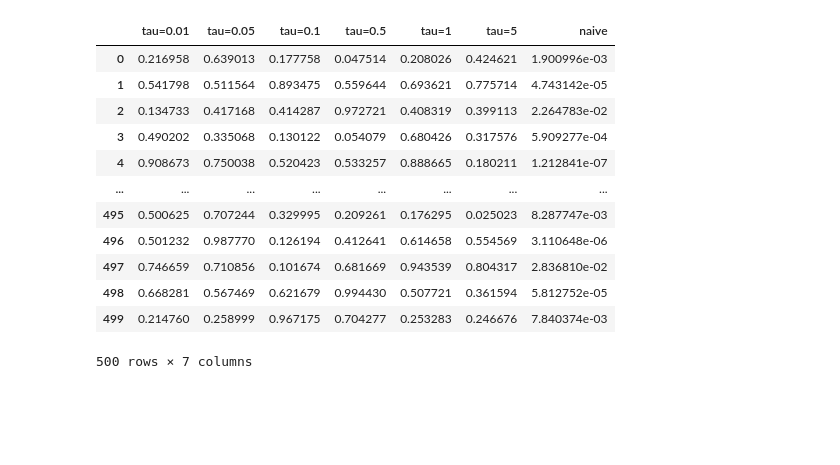
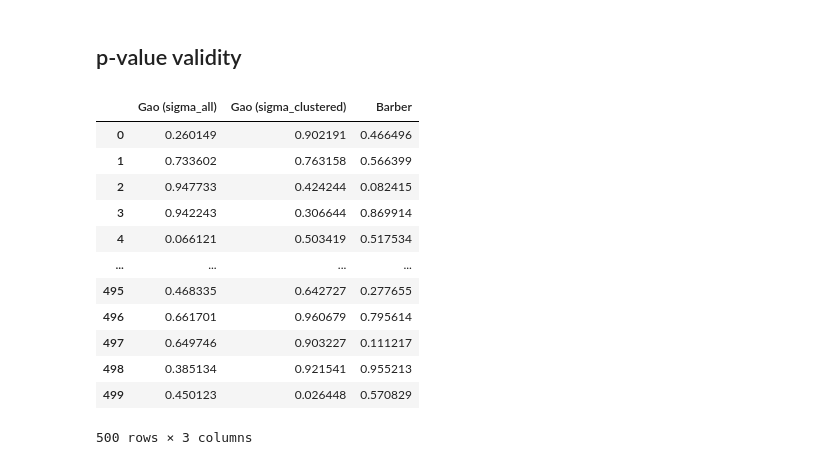
Before and after one commit to judywu4800/SI_HierarchicalClustering, a Jupyter notebook: plots.ipynb, the cells around one changed output. Cells and saved outputs as stored; diff of their text form; code cells hidden in the pictures; blank space fills up the shorter version.

```diff
--- a/plots.ipynb
+++ b/plots.ipynb
@@ -9 +11,3 @@ import seaborn as sns
+# %% [markdown]
+## p-value validity
 # %%
@@ -11,20 +15,20 @@ df = pd.read_csv("/Users/judydw/Downloads/pval_data_randomized-3.csv")
 df2 = pd.read_csv("/Users/judydw/Downloads/pval_data.csv")
 # %%
-df
+df2
 # %% [output]
-|  | tau=0.01 | tau=0.05 | tau=0.1 | tau=0.5 | tau=1 | tau=5 | naive |
-| 0 | 0.216958 | 0.639013 | 0.177758 | 0.047514 | 0.208026 | 0.424621 | 1.900996e-03 |
-| 1 | 0.541798 | 0.511564 | 0.893475 | 0.559644 | 0.693621 | 0.775714 | 4.743142e-05 |
-| 2 | 0.134733 | 0.417168 | 0.414287 | 0.972721 | 0.408319 | 0.399113 | 2.264783e-02 |
-| 3 | 0.490202 | 0.335068 | 0.130122 | 0.054079 | 0.680426 | 0.317576 | 5.909277e-04 |
-| 4 | 0.908673 | 0.750038 | 0.520423 | 0.533257 | 0.888665 | 0.180211 | 1.212841e-07 |
-| ... | ... | ... | ... | ... | ... | ... | ... |
-| 495 | 0.500625 | 0.707244 | 0.329995 | 0.209261 | 0.176295 | 0.025023 | 8.287747e-03 |
-| 496 | 0.501232 | 0.987770 | 0.126194 | 0.412641 | 0.614658 | 0.554569 | 3.110648e-06 |
-| 497 | 0.746659 | 0.710856 | 0.101674 | 0.681669 | 0.943539 | 0.804317 | 2.836810e-02 |
-| 498 | 0.668281 | 0.567469 | 0.621679 | 0.994430 | 0.507721 | 0.361594 | 5.812752e-05 |
-| 499 | 0.214760 | 0.258999 | 0.967175 | 0.704277 | 0.253283 | 0.246676 | 7.840374e-03 |
+|  | Gao (sigma_all) | Gao (sigma_clustered) | Barber |
+| 0 | 0.260149 | 0.902191 | 0.466496 |
+| 1 | 0.733602 | 0.763158 | 0.566399 |
+| 2 | 0.947733 | 0.424244 | 0.082415 |
+| 3 | 0.942243 | 0.306644 | 0.869914 |
+| 4 | 0.066121 | 0.503419 | 0.517534 |
+| ... | ... | ... | ... |
+| 495 | 0.468335 | 0.642727 | 0.277655 |
+| 496 | 0.661701 | 0.960679 | 0.795614 |
+| 497 | 0.649746 | 0.903227 | 0.111217 |
+| 498 | 0.385134 | 0.921541 | 0.955213 |
+| 499 | 0.450123 | 0.026448 | 0.570829 |
-500 rows × 7 columns
+500 rows × 3 columns
 # %%
 tau_cols = [c for c in df.columns if c.startswith('tau=')]
 naive = df['naive'].dropna().to_numpy()
```
Also changed, not shown: parts of 13 cells of this notebook, 37 other files.
